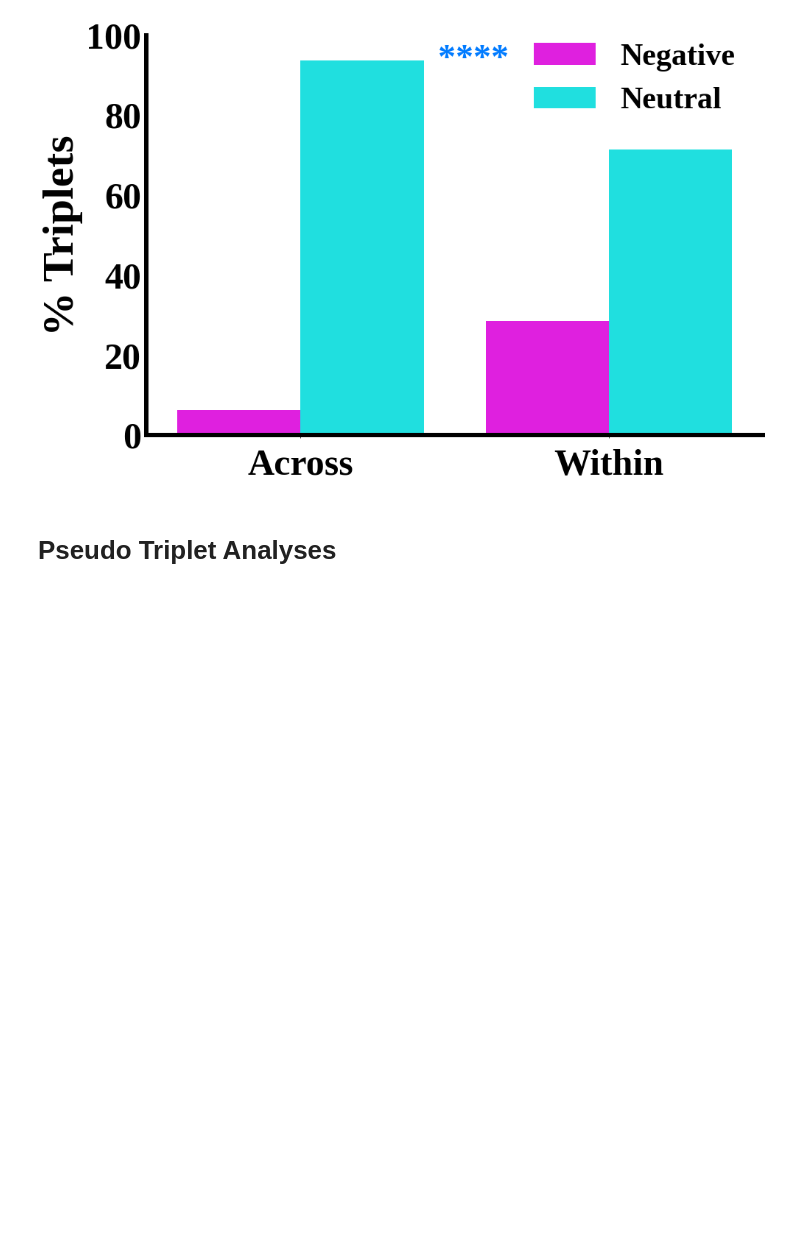
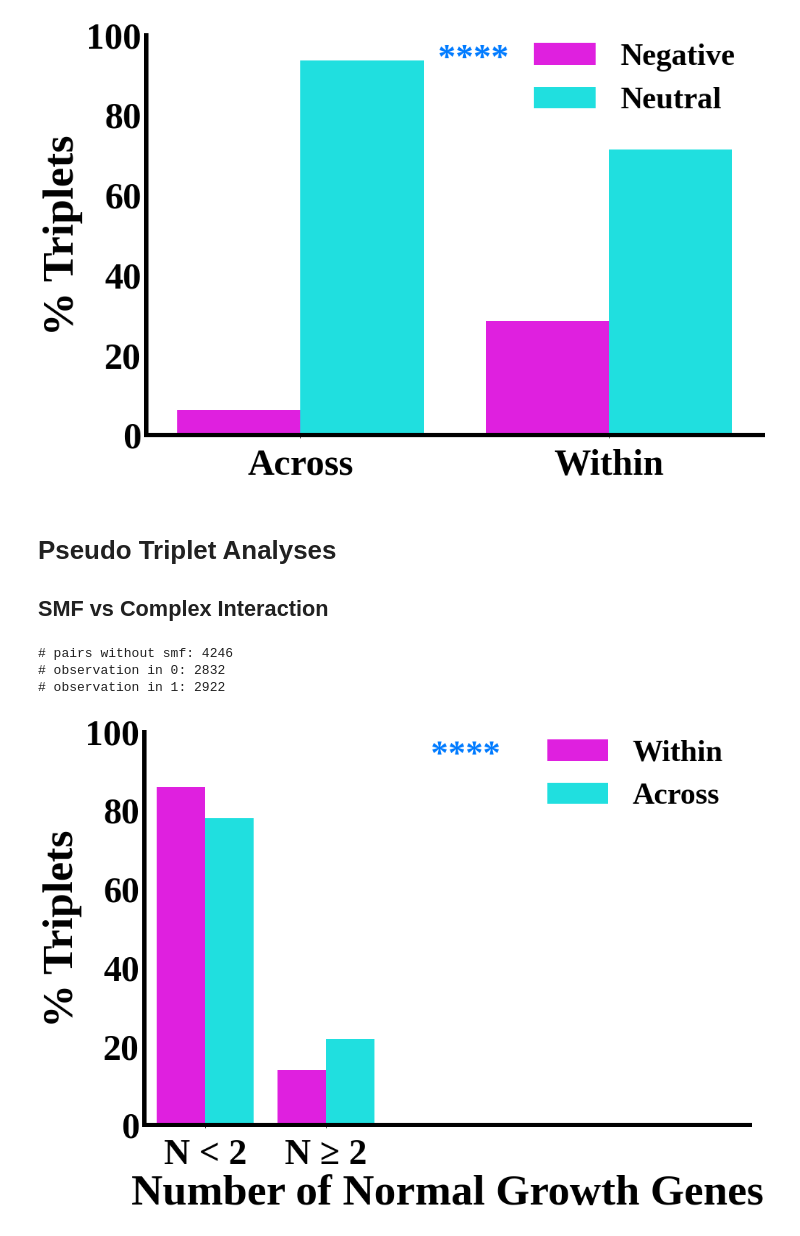
Before and after one commit to KISRDevelopment/cell_viability_paper, a Jupyter notebook: figures.ipynb, the cells around one changed output. Saved outputs shown, nothing was run; the diff lists cells and outputs as text; code cells hidden in the pictures; blank space fills up the shorter version.

```diff
--- a/figures.ipynb
+++ b/figures.ipynb
@@ -1079,3 +1083,15 @@ plot_distrib(compute_tgi_complex_interactions("../generated-data/dataset_yeast_t
 [figure]
 # %% [markdown]
 # Pseudo Triplet Analyses
+
+## SMF vs Complex Interaction
+# %%
+Ms = compute_obs_freq("../generated-data/dataset_yeast_pseudo_triplets.feather", "../generated-data/dataset_yeast_smf.feather")
+plot_distrib(create_tgi_summary_smf(Ms, gi_labels=['Within','Across']), { 'Within' : 'magenta', 'Across' : 'cyan' },
+            'Number of Normal Growth Genes', '% Triplets', 0,
+            [0, 100], '#007bff', tick_label_size=50, xlim=[-0.5, 4.5])
+# %% [output]
+# pairs without smf: 4246
+# observation in 0: 2832
+# observation in 1: 2922
+[figure, added]
```
Also changed, not shown: parts of 10 cells of this notebook, 1 other file.
